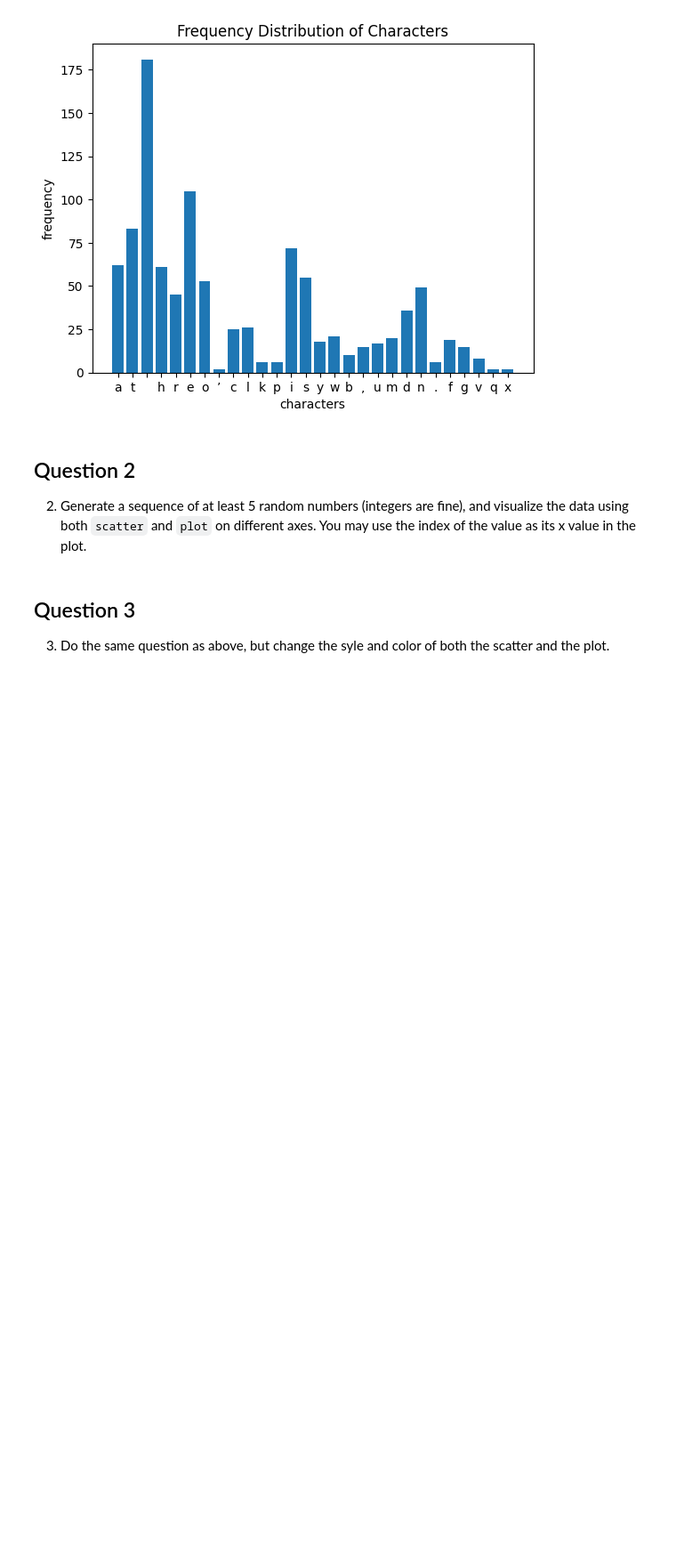
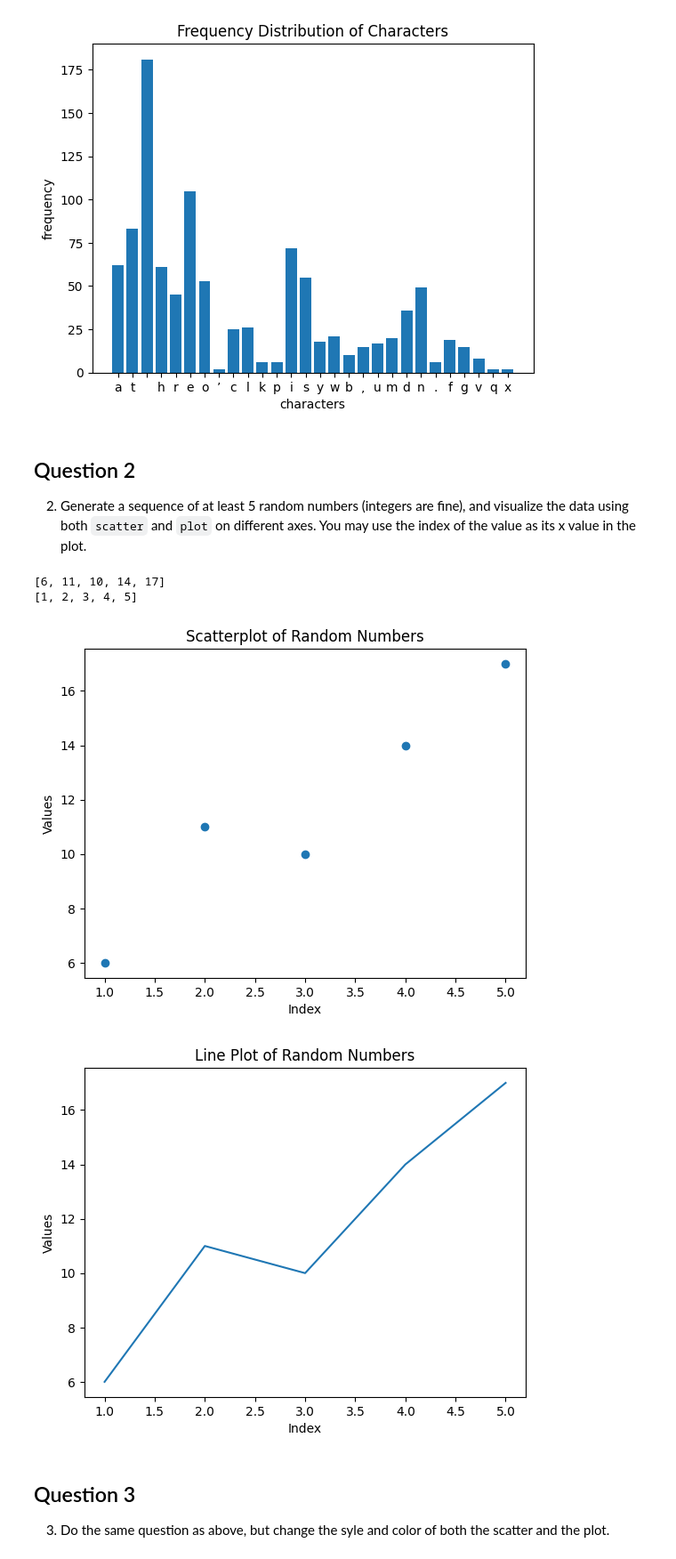
Before and after one commit to lauravos/pyplot, a Jupyter notebook: pyplot.ipynb, the cells around one changed output. Shown: that part at 89% size. Saved outputs shown, nothing was run; the diff lists cells and outputs as text; code cells hidden in the pictures; blank space fills up the shorter version.

```diff
--- a/pyplot.ipynb
+++ b/pyplot.ipynb
@@ -76,6 +76,35 @@ plt.show()
 # %% [markdown]
 ## Question 2
 2. Generate a sequence of at least 5 random numbers (integers are fine), and visualize the data using both `scatter` and `plot` on different axes.  You may use the index of the value as its x value in the plot.
+# %%
+#generate 5 random numbers
+ylist = []
+xlist = []
+for i in range(1,6):
+    n = randint(1,20)
+    ylist.append(n)
+    xlist.append(i)
+print(ylist)
+print(xlist)
+
+#scatter plot
+plt.scatter(xlist, ylist)
+plt.xlabel('Index')
+plt.ylabel('Values')
+plt.title('Scatterplot of Random Numbers')
+plt.show()
+
+#line plot
+plt.plot(xlist, ylist)
+plt.xlabel('Index')
+plt.ylabel('Values')
+plt.title('Line Plot of Random Numbers')
+plt.show()
+# %% [output]
+[6, 11, 10, 14, 17]
+[1, 2, 3, 4, 5]
+[figure, added]
+[figure, added]
 # %% [markdown]
 ## Question 3
 3. Do the same question as above, but change the syle and color of both the scatter and the plot.
```
Also changed, not shown: parts of 1 cell of this notebook.
